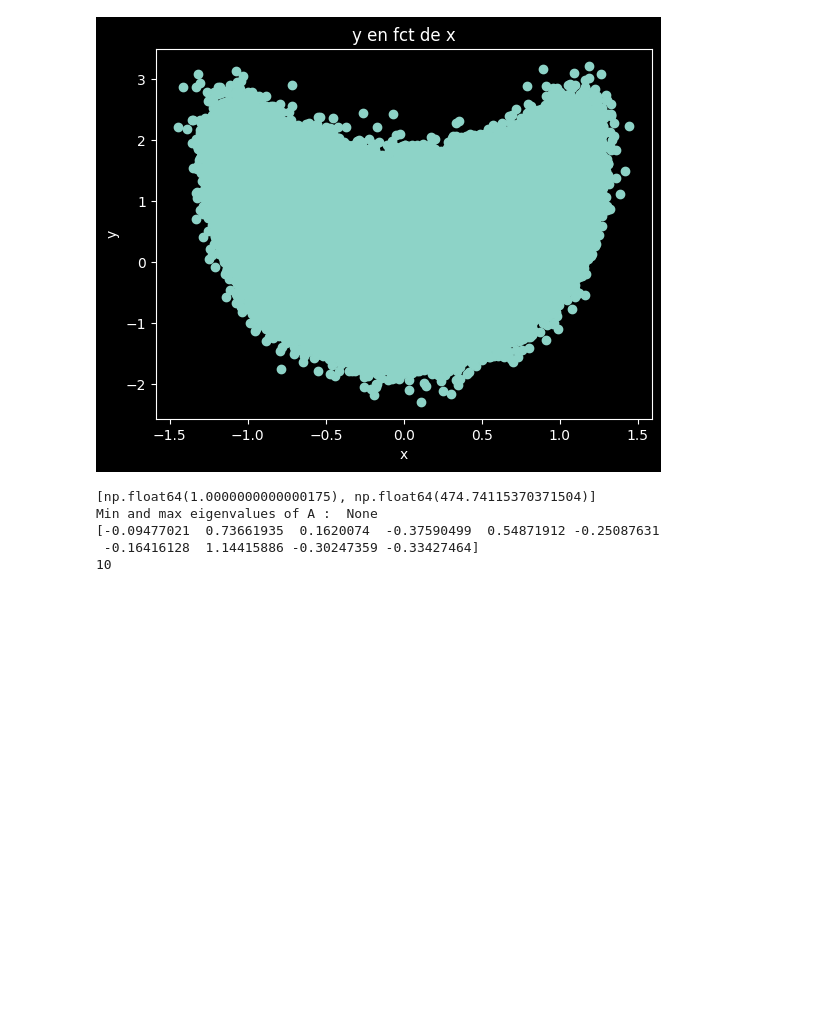
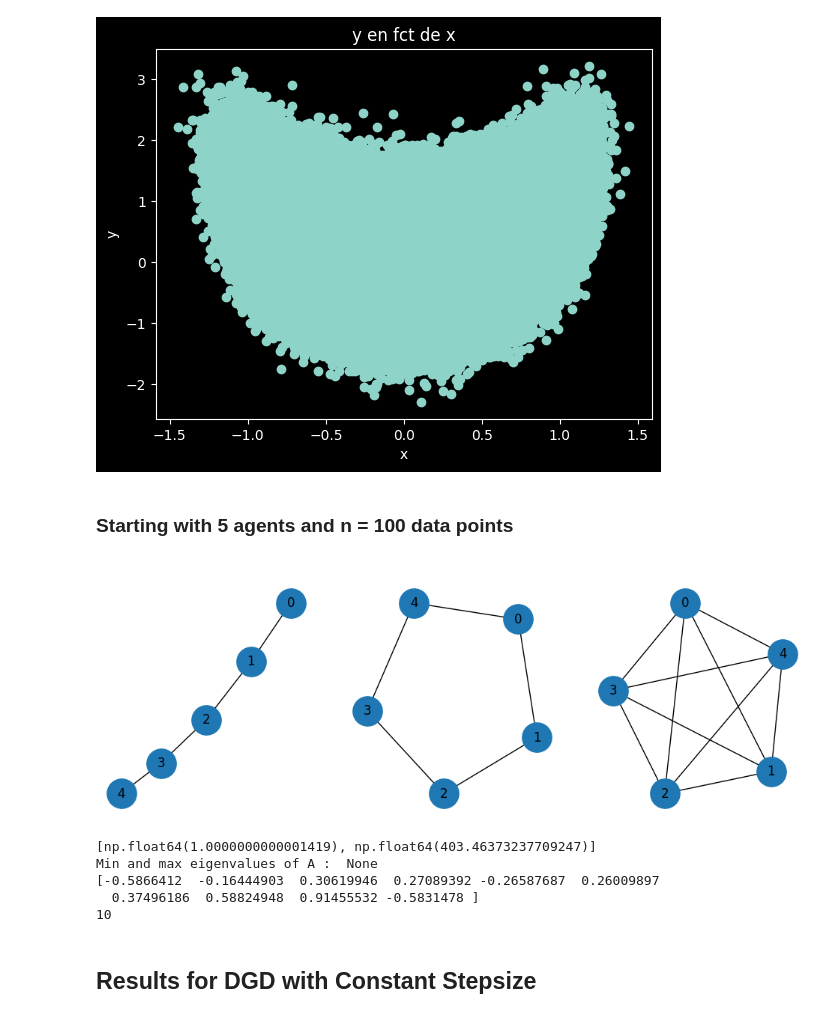
Before and after one commit to w-h02/Cooperative_opt, a Jupyter notebook: project.ipynb, the cells around one changed output. Cells and saved outputs as stored; diff of their text form; code cells hidden in the pictures; blank space fills up the shorter version.

```diff
--- a/project.ipynb
+++ b/project.ipynb
@@ -34,6 +52,8 @@ plt.show()
 <class 'numpy.ndarray'>
 <class 'numpy.ndarray'>
 [figure]
+# %% [markdown]
+### Starting with 5 agents and n = 100 data points
 # %%
 # Defining different graph topologies
 # 5 agents
@@ -66,3 +86,24 @@ W_ring = build_weight_matrix(A_ring)
+# %%
+# Visualizing the graphs
+import networkx as nx
+G_line = nx.from_numpy_array(A_line)
+G_ring = nx.from_numpy_array(A_ring)
+G_full = nx.from_numpy_array(A_full)
+
+graphs = [G_line, G_ring, G_full]
+titles = ["Line Graph", "Ring Graph", "Fully Connected Graph"]
+
+plt.figure(figsize=(12,4))
+
+for i, (G, title) in enumerate(zip(graphs, titles), 1):
+    plt.subplot(1,3,i)
+    pos = nx.spring_layout(G, seed=42)
+    nx.draw(G, pos, with_labels=True, node_size=800, font_size=12)
+    plt.title(title)
+
+plt.show()
+# %% [output]
+[figure, added]
 # %%
 # Splitting n = 100 over 5 agents
 n_data = 100
@@ -84,11 +125,13 @@ alpha_star, ind= solve2(x_100,y_100, x_m)
 print(alpha_star)
 print(len(alpha_star))
 # %% [output]
-[np.float64(1.0000000000000175), np.float64(474.74115370371504)]
+[np.float64(1.0000000000001419), np.float64(403.46373237709247)]
 Min and max eigenvalues of A :  None
-[-0.09477021  0.73661935  0.1620074  -0.37590499  0.54871912 -0.25087631
- -0.16416128  1.14415886 -0.30247359 -0.33427464]
+[-0.5866412  -0.16444903  0.30619946  0.27089392 -0.26587687  0.26009897
+  0.37496186  0.58824948  0.91455532 -0.5831478 ]
 10
+# %% [markdown]
+## Results for DGD with Constant Stepsize
 # %%
 # decentralized gradient descent
 L = get_best_L(agents_x, x_m)
```
Also changed, not shown: parts of 11 cells of this notebook, 34 other files.
